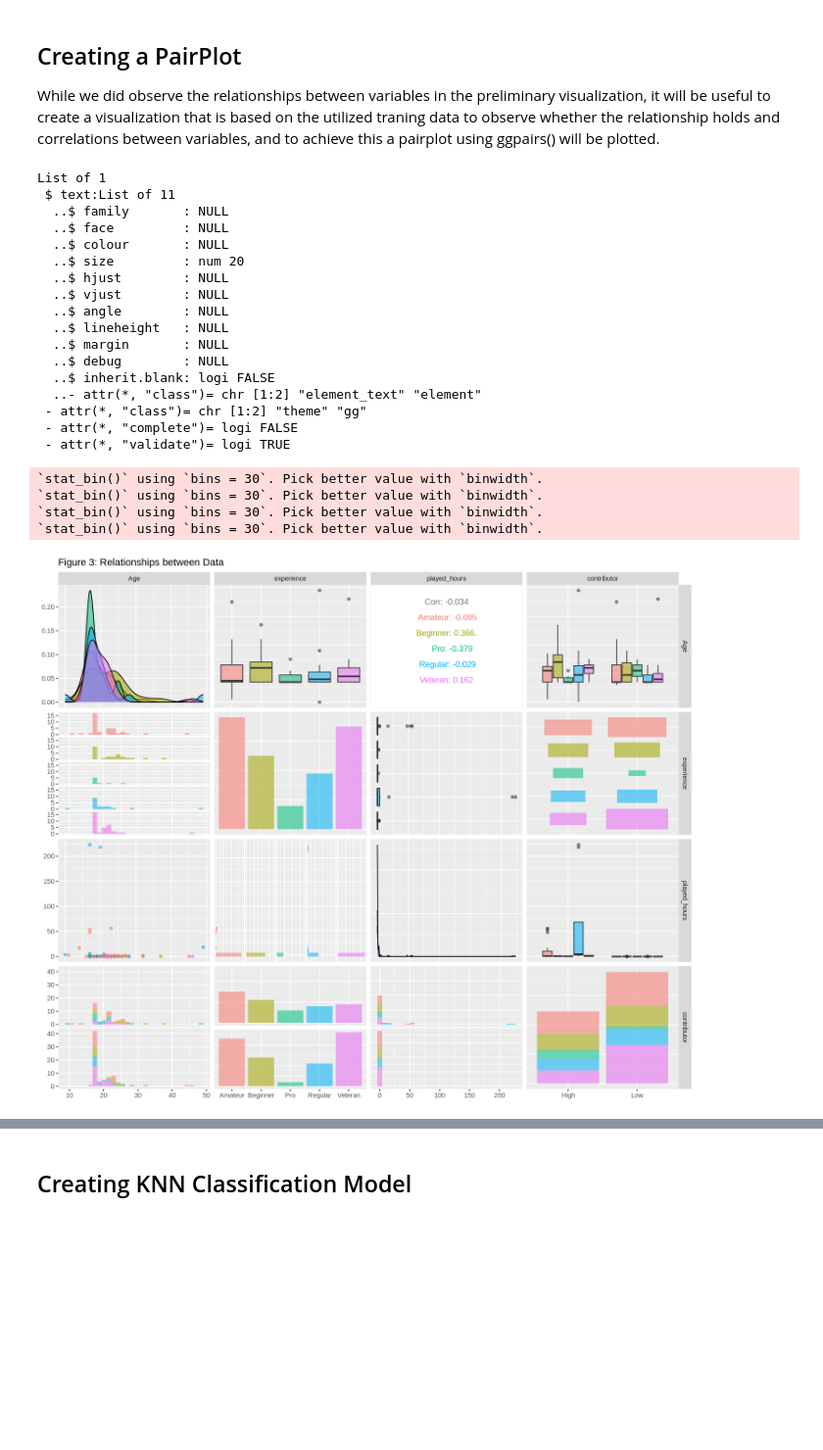
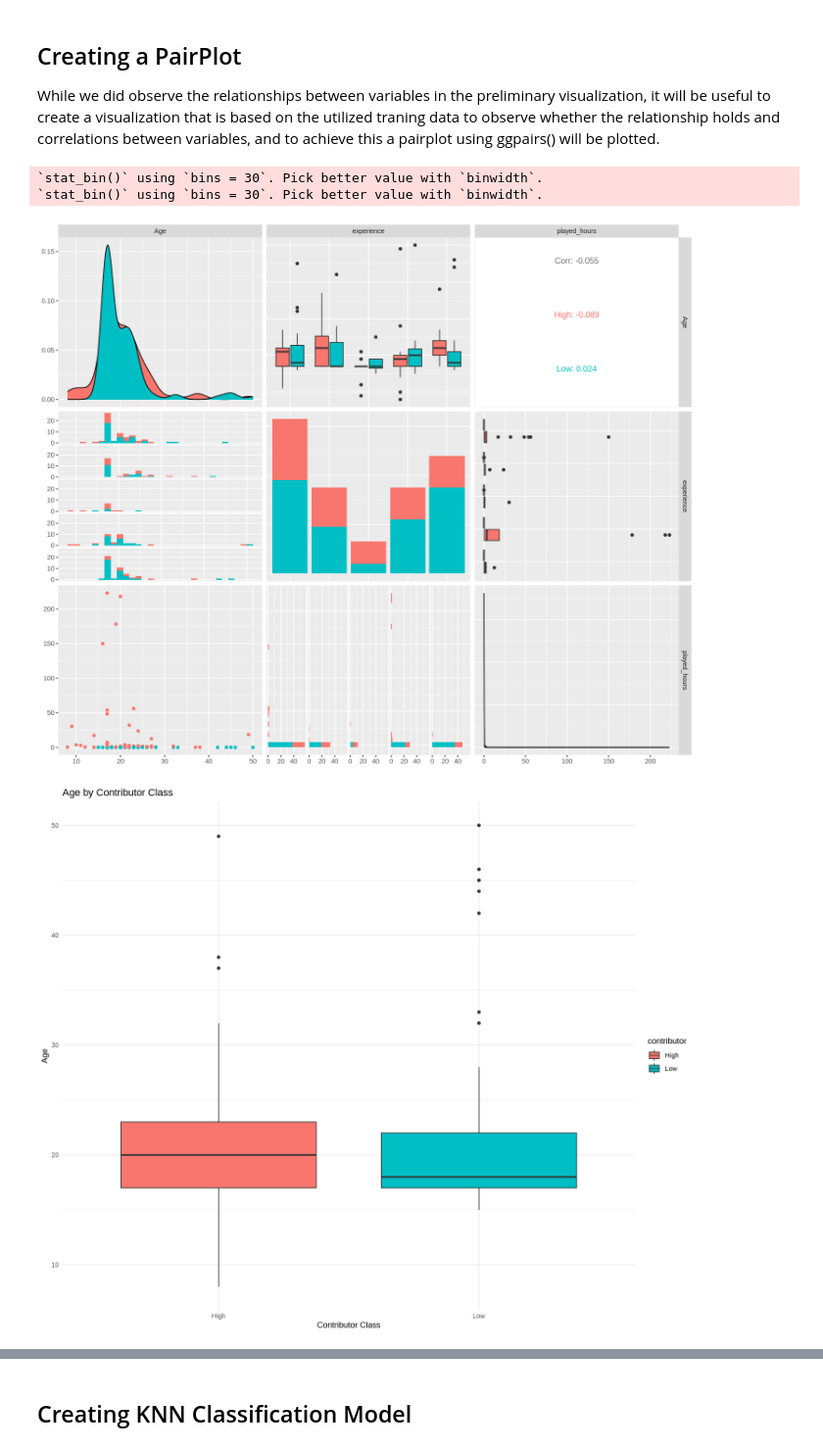
Before and after one commit to OliviaC-2/Group_project_player, a Jupyter notebook: Group_project.ipynb, the cells around one changed output, grey strips where cells are left out. Shown at 98% size. Saved outputs shown, nothing was run; the diff lists cells and outputs as text; code cells hidden in the pictures; blank space fills up the shorter version.

Commit message:
visualization made clearer
check the note i left as well

```diff
--- a/Group_project.ipynb
+++ b/Group_project.ipynb
@@ -201,32 +201,34 @@ While we did observe the relationships between variables in the preliminary visu
 # %%
 #Pairplot Visualization 3:
 
-players_pairplot <- players_train |>
-ggpairs(mapping = aes(alpha = 0.4, colour = experience)) +
-ggtitle("Figure 3: Relationships between Data")
-theme(text = element_text(size = 20))
+## note to kayleigh there are some things that look weird in the pairplot but its not neccesary to explain them, its the consequence of a pairplot
+## basically the correlations can be explained,
+## it shows the correlations between hours and age based on contributions
+## and the 3 plots below the pairplot (these are part of the pairplot but plotted individually just to actually see it better) are to be explained briefly.
+## any help needed explaining lmk.
 
-players_pairplot
+ggpairs(players, mapping = aes(color = contributor), columns = c(1, 2, 3))
+
+# 4. Age distribution by contributor class
+ggplot(players, aes(x = contributor, y = Age, fill = contributor)) +
+  geom_boxplot() +
+  labs(title = "Age by Contributor Class", y = "Age", x = "Contributor Class") +
+  theme_minimal()
+
+# 5. Played hours (zoomed in) boxplot
+ggplot(players, aes(x = contributor, y = played_hours, fill = contributor)) +
+  geom_boxplot() +
+  coord_cartesian(ylim = c(0, 30)) +
+  labs(title = "Played Hours by Contributor Class (Zoomed)", y = "Played Hours", x = "Contributor Class") +
+  theme_minimal()
+
+# 6. Experience level distribution (as a bar chart)
+ggplot(players, aes(x = experience, fill = contributor)) +
+  geom_bar(position = "dodge") +
+  labs(title = "Experience Distribution by Contributor Class", x = "Experience Level", y = "Count") +
+   theme_minimal()
 # %% [output]
-List of 1
- $ text:List of 11
-  ..$ family       : NULL
-  ..$ face         : NULL
-  ..$ colour       : NULL
-  ..$ size         : num 20
-  ..$ hjust        : NULL
-  ..$ vjust        : NULL
-  ..$ angle        : NULL
-  ..$ lineheight   : NULL
-  ..$ margin       : NULL
-  ..$ debug        : NULL
-  ..$ inherit.blank: logi FALSE
-  ..- attr(*, "class")= chr [1:2] "element_text" "element"
- - attr(*, "class")= chr [1:2] "theme" "gg"
- - attr(*, "complete")= logi FALSE
- - attr(*, "validate")= logi TRUE
+`stat_bin()` using `bins = 30`. Pick better value with `binwidth`.
+`stat_bin()` using `bins = 30`. Pick better value with `binwidth`.
-`stat_bin()` using `bins = 30`. Pick better value with `binwidth`.
-`stat_bin()` using `bins = 30`. Pick better value with `binwidth`.
-`stat_bin()` using `bins = 30`. Pick better value with `binwidth`.
-`stat_bin()` using `bins = 30`. Pick better value with `binwidth`.
-[figure, old version]
+[figure, new version]
+[figure, added]
```
Also changed, not shown: parts of 1 cell of this notebook.
